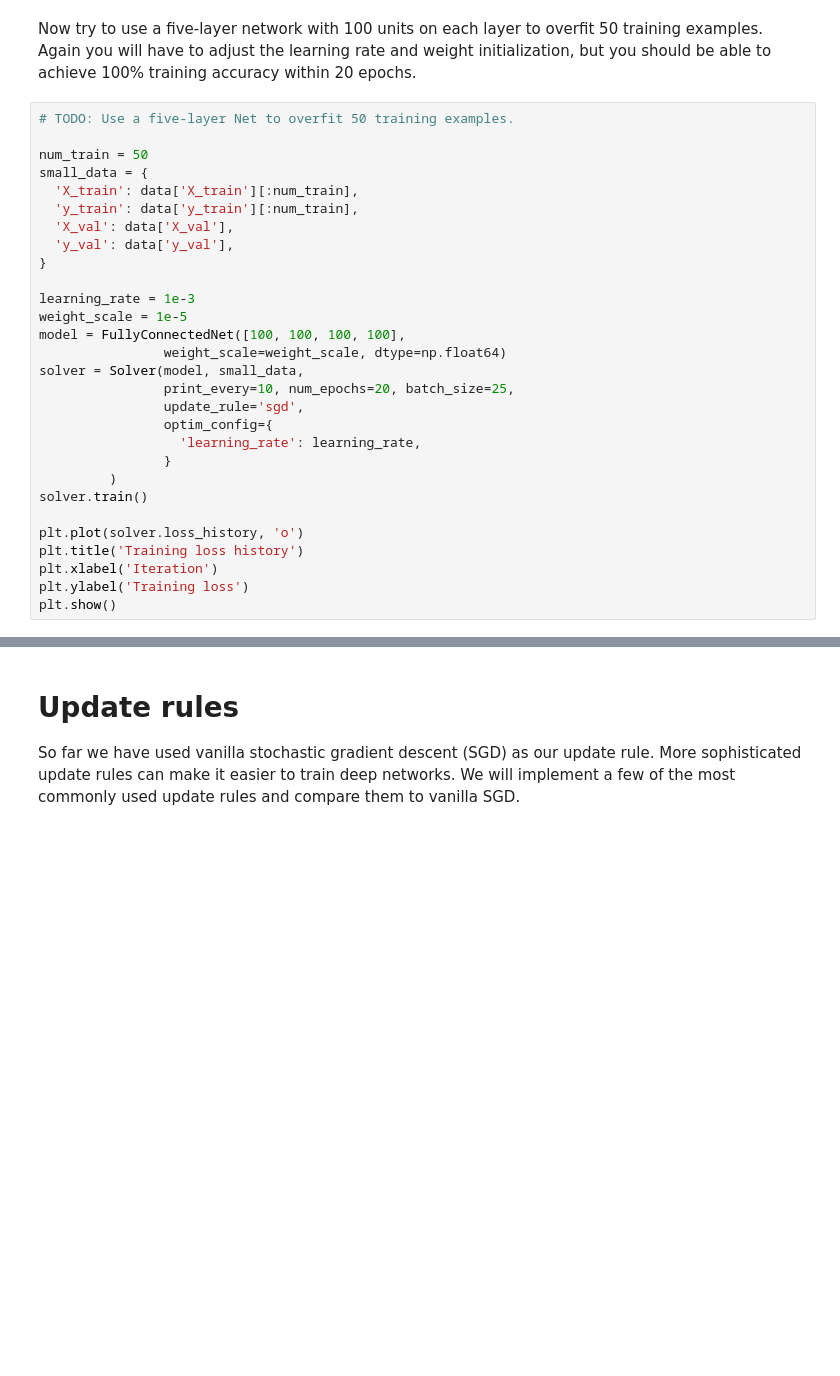
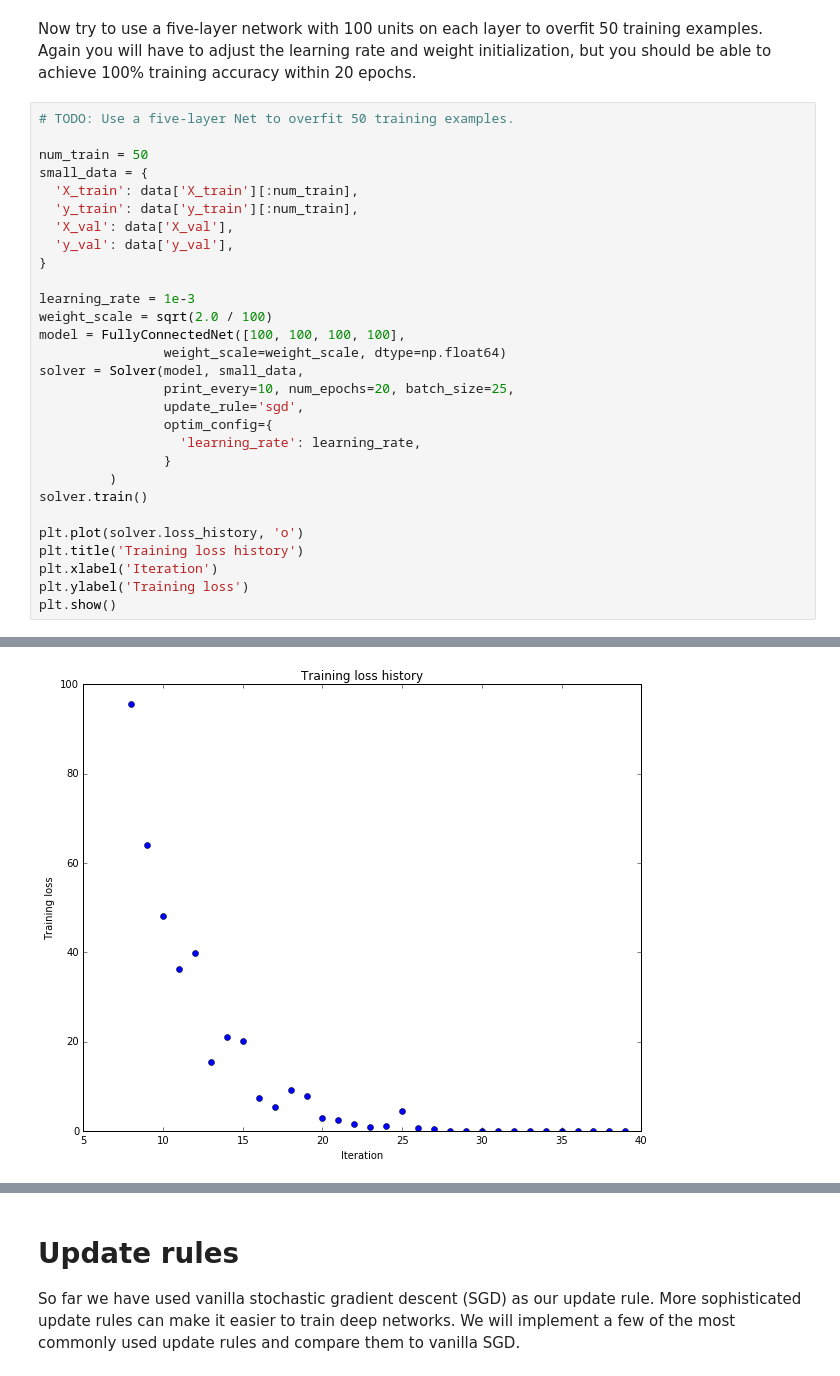
Before and after one commit to muneebaadil/CS231n---Convolutional-Neural-Networks-for-Visual-Recognition-Stanford-, a Jupyter notebook: assignment2/FullyConnectedNets.ipynb, the cells around one changed output, grey strips where cells are left out. Cells and saved outputs as stored; diff of their text form; blank space fills up the shorter version.

```diff
--- a/assignment2/FullyConnectedNets.ipynb
+++ b/assignment2/FullyConnectedNets.ipynb
@@ -461,7 +481,7 @@ small_data = {
 }
 
 learning_rate = 1e-3
-weight_scale = 1e-5
+weight_scale = sqrt(2.0 / 100)
 model = FullyConnectedNet([100, 100, 100, 100],
                 weight_scale=weight_scale, dtype=np.float64)
 solver = Solver(model, small_data,
@@ -478,3 +498,4 @@ plt.title('Training loss history')
 plt.xlabel('Iteration')
 plt.ylabel('Training loss')
 plt.show()
+# %% [output]
@@ -481,3 +519,4 @@ plt.show()
+[figure, added]
 # %% [markdown]
 # Inline question:
 Did you notice anything about the comparative difficulty of training the three-layer net vs training the five layer net?
```
Also changed, not shown: parts of 11 cells of this notebook.
